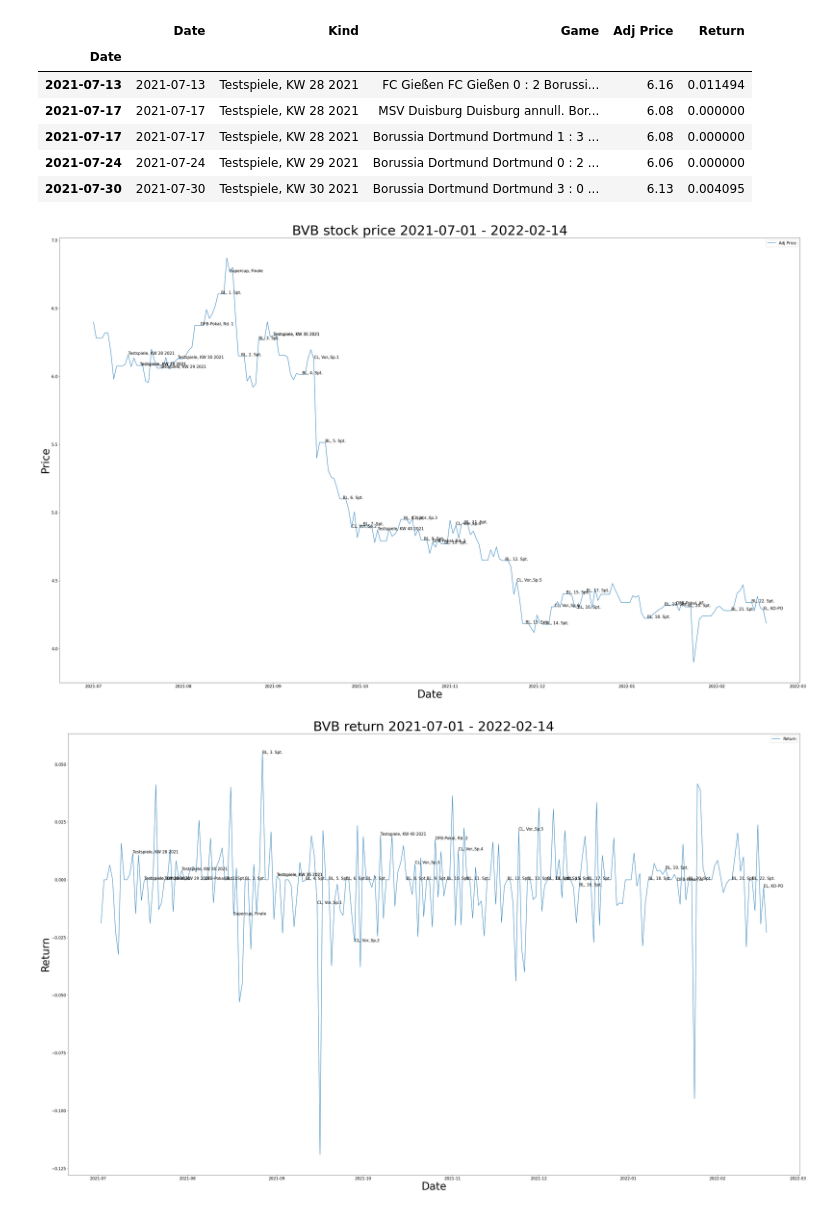
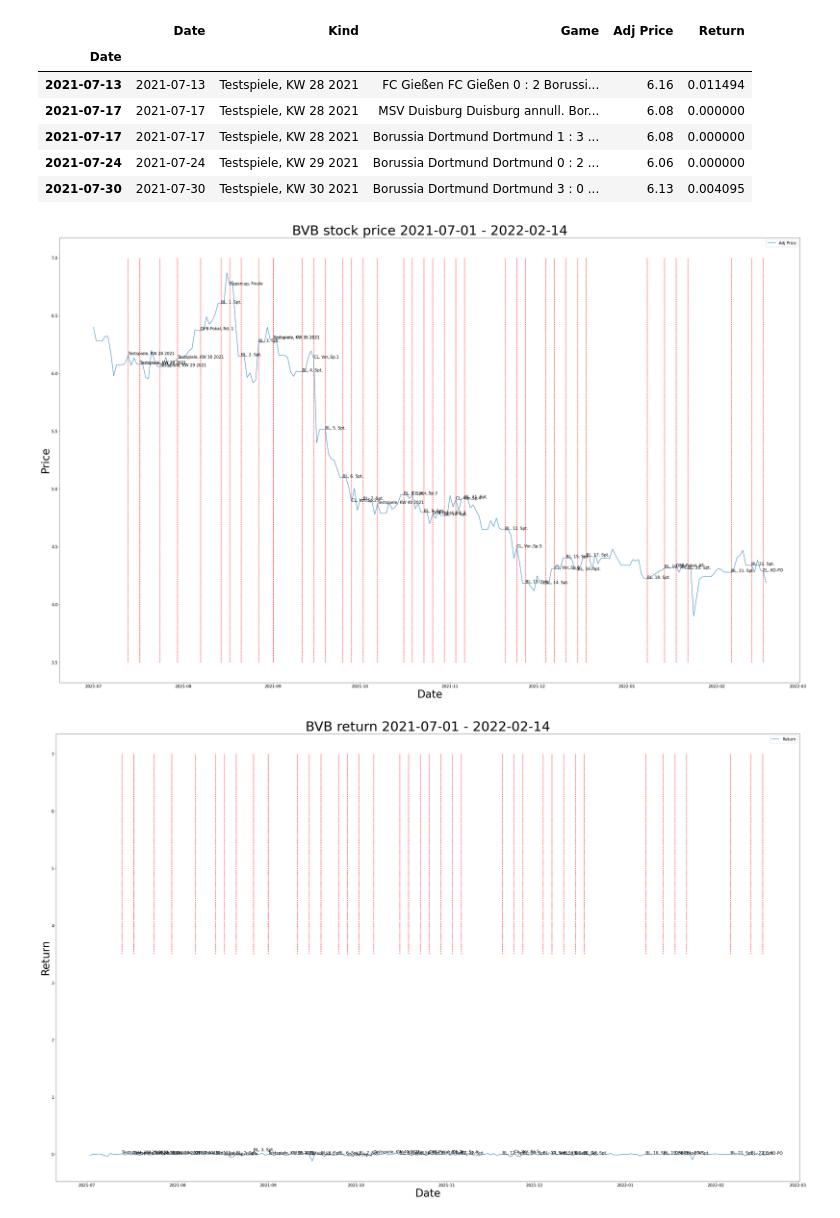
Before and after one commit to SweetyHotGirl21/Soccer-Bet-Stock-Hedge, a Jupyter notebook: main.ipynb, the cells around one changed output. Drawn from its saved outputs; the diff is of its cells as text; code cells hidden in the pictures.

Commit message:
Event visualization

```diff
--- a/main.ipynb
+++ b/main.ipynb
@@ -223,17 +223,19 @@ plt.title("BVB stock price 2021-07-01 - 2022-02-14", fontsize=50)
 plt.xlabel('Date', fontsize=40)
 plt.ylabel('Price', fontsize=40)
 [plt.text(bvb_event_merge["Date"][i],bvb_event_merge["Adj Price"][i] ,bvb_event_merge["Kind"][i]) for i in range(len(bvb_event_merge))];
+[plt.vlines(bvb_event_merge["Date"][i],3.5,7,colors="red",linestyles="--") for i in range(len(bvb_event_merge))]
 plt.savefig("Images\BVB_Price.png")
 # %% [output]
-[figure, old version]
+[figure, new version]
 # %%
 fig,ax = plt.subplots(figsize= (5*10,5*10*0.618))
 plt.rcParams["font.size"] = 15
 lp = sns.lineplot(data = bvb_return_2122, ax = ax)
 plt.xlabel('Date', fontsize=40)
 plt.ylabel('Return', fontsize=40)
 plt.title("BVB return 2021-07-01 - 2022-02-14", fontsize=50);
 [plt.text(bvb_event_merge["Date"][i],bvb_event_merge["Return"][i] ,bvb_event_merge["Kind"][i]) for i in range(len(bvb_event_merge))];
+[plt.vlines(bvb_event_merge["Date"][i],3.5,7,colors="red",linestyles="--") for i in range(len(bvb_event_merge))]
 plt.savefig("Images\BVB_Return.png");
 # %% [output]
-[figure, old version]
+[figure, new version]
```
Also changed, not shown: 2 other files.
